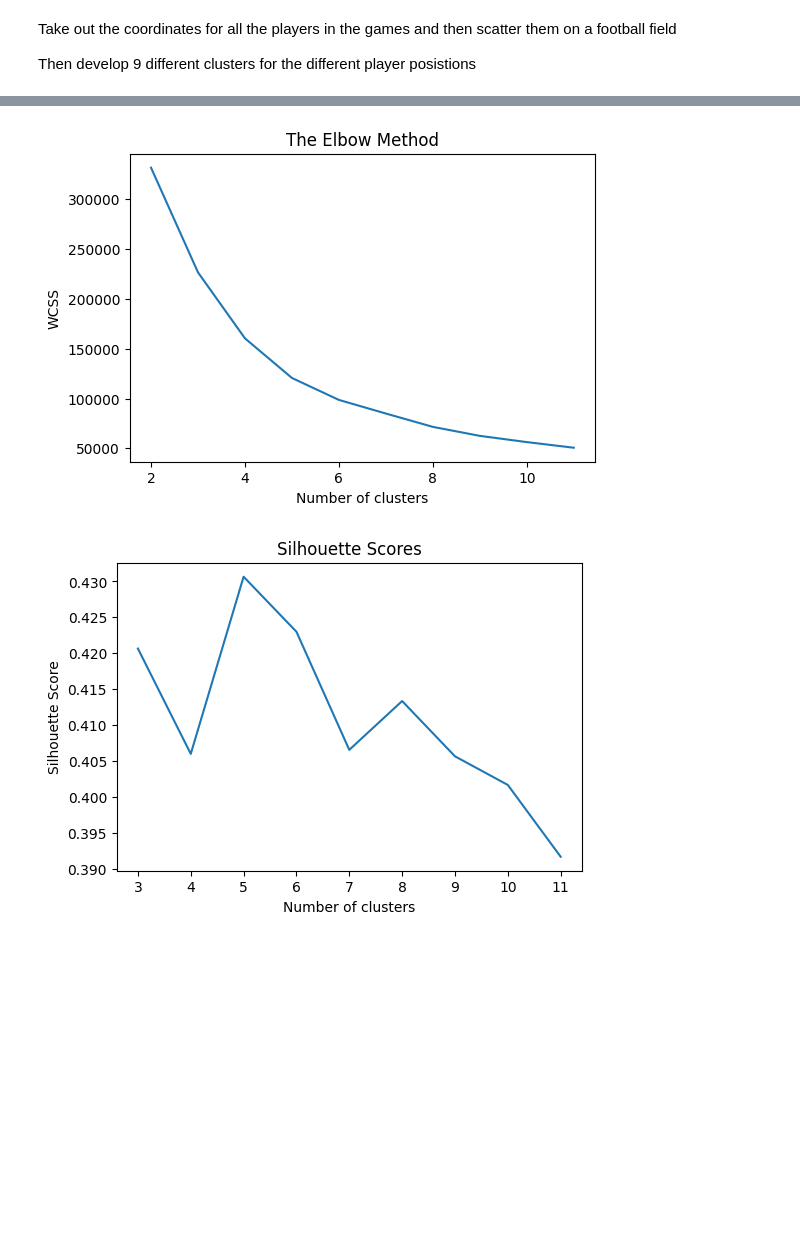
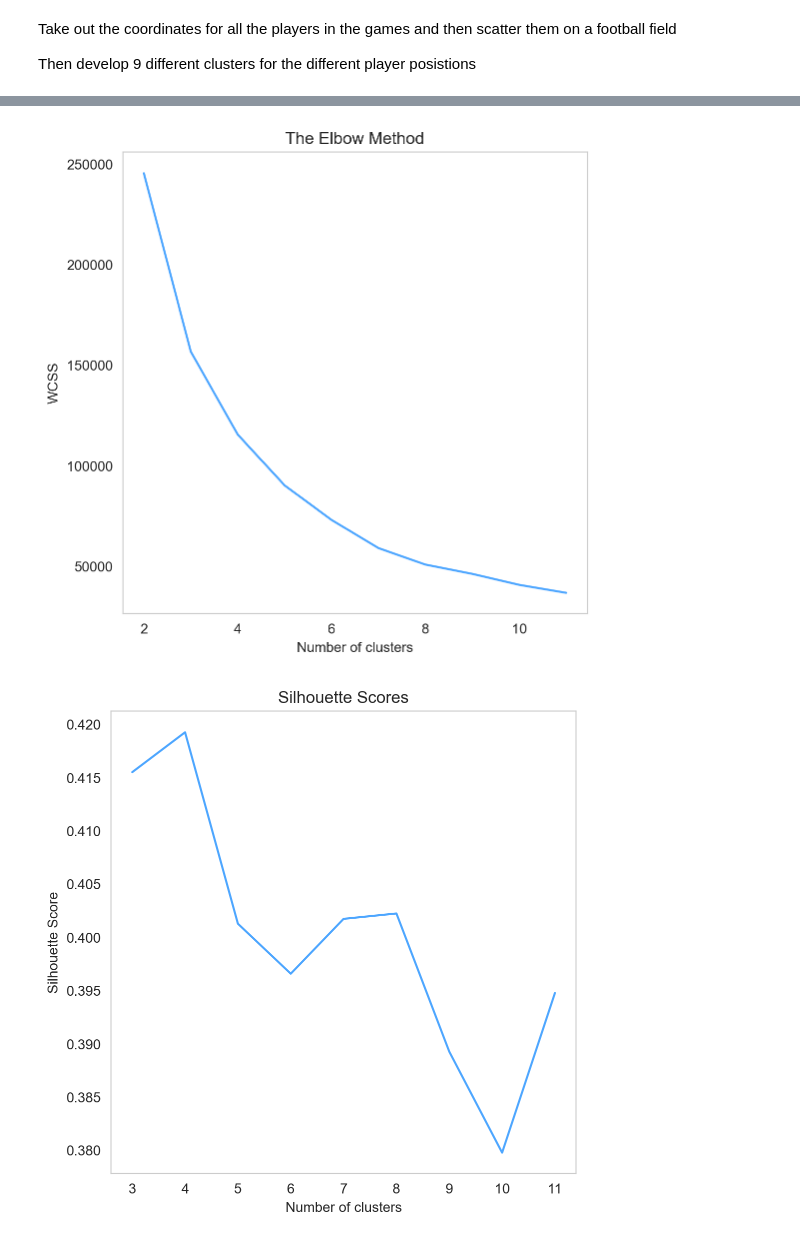
Before and after one commit to G4din/Examensarbete-PlaymakerAI, a Jupyter notebook: position_clusters.ipynb, the cells around one changed output, grey strips where cells are left out. Drawn from its saved outputs; the diff is of its cells as text; code cells hidden in the pictures; blank space fills up the shorter version.

Commit message:
clustering done

```diff
--- a/position_clusters.ipynb
+++ b/position_clusters.ipynb
@@ -24,19 +28,19 @@ import matplotlib.pyplot as plt
 # %%
 # Constants
-EVENT_NO = 100
+EVENT_NO = 400
 CLUSTER_NO = 8
 # %%
 # Load the data
-df_damallsvenskan = pd.read_csv('csv/damallsvenskan_all.csv')
-df_allsvenskan = pd.read_csv('csv/allsvenskan_all.csv')
+df_damallsvenskan_org = pd.read_csv('csv/damallsvenskan_all.csv')
+df_allsvenskan_org = pd.read_csv('csv/allsvenskan_all.csv')
 # %%
 # Add a new column that counts the frequency of each player's name
-df_damallsvenskan['name_count'] = df_damallsvenskan.groupby('player')['player'].transform('count')
-df_allsvenskan['name_count'] = df_allsvenskan.groupby('player')['player'].transform('count')
+df_damallsvenskan_org['name_count'] = df_damallsvenskan_org.groupby('player')['player'].transform('count')
+df_allsvenskan_org['name_count'] = df_allsvenskan_org.groupby('player')['player'].transform('count')
 
 # For each unique player, take out the mean xpos and ypos
-df_damallsvenskan = df_damallsvenskan.groupby('player').agg({'xpos':'mean', 'ypos':'mean', 'name_count':'first'}).reset_index()
-df_allsvenskan = df_allsvenskan.groupby('player').agg({'xpos':'mean', 'ypos':'mean', 'name_count':'first'}).reset_index()
+df_damallsvenskan = df_damallsvenskan_org.groupby('player').agg({'xpos':'mean', 'ypos':'mean', 'name_count':'first'}).reset_index()
+df_allsvenskan = df_allsvenskan_org.groupby('player').agg({'xpos':'mean', 'ypos':'mean', 'name_count':'first'}).reset_index()
 
 # Put them together (UNCOMMENT IF WANT BOTH LEAGUES/ONE LEAGUE)
 df = pd.concat([df_allsvenskan, df_damallsvenskan])
@@ -45,5 +49,3 @@ df = pd.concat([df_allsvenskan, df_damallsvenskan])
 # Scale the xpos and ypos for every player
 df['xpos'] = (df['xpos'] * 120) / 100
 df['ypos'] = (df['ypos'] * 80) / 100
-
-df
@@ -75,3 +78,13 @@ Dataframe2: 183
+# %%
+# Create a new column called 'position' and set it to nan
+df['position'] = np.nan
+
+# Set all players win xpos<30 to GK
+df.loc[df['xpos'] < 32, 'position'] = 'GK'
+
+# Put all the GK in a new dataframe
+df_gk = df[df['position'] == 'GK']
+df = df[df['position'] != 'GK']
 # %%
 # Take out all the xpos and ypos
 x_pos = df['xpos']
@@ -93,39 +112,39 @@ pitch.scatter(x_pos, y_pos, ax=ax, color='#4da6ff', alpha=0.3)
 data = list(zip(x_pos, y_pos))
 
 # List to hold the values of WCSS (Within-Cluster Sum of Square)
 wcss = []
 
 # List to hold the values of Silhouette Score
 sil_scores = []
 
 # Range of possible cluster numbers
 cluster_range = range(2, 12)
 
 for i in cluster_range:
     kmeans = KMeans(n_clusters=i, init='k-means++', max_iter=300, n_init=10, random_state=0)
     kmeans.fit(data)
     wcss.append(kmeans.inertia_)
     if i > 2:  # Silhouette Score requires at least 2 clusters
         sil_scores.append(silhouette_score(data, kmeans.labels_))
 
 # Plotting the results onto a line graph to observe 'The elbow'
-plt.figure(figsize=(6,4))
-plt.plot(cluster_range, wcss)
+plt.figure(figsize=(6,6))
+plt.plot(cluster_range, wcss, color='#4da6ff')
 plt.title('The Elbow Method')
 plt.xlabel('Number of clusters')
 plt.ylabel('WCSS')  # Within cluster sum of squares
 plt.show()
 
 # Plotting the Silhouette Scores
-plt.figure(figsize=(6,4))
-plt.plot(cluster_range[1:], sil_scores)
+plt.figure(figsize=(6,6))
+plt.plot(cluster_range[1:], sil_scores, color='#4da6ff')
 plt.title('Silhouette Scores')
 plt.xlabel('Number of clusters')
 plt.ylabel('Silhouette Score')
 plt.show()
 # %% [output]
-[figure, old version]
+[figure, new version]
-[figure, old version]
+[figure, new version]
 # %%
 # First, perform KMeans clustering
 kmeans = KMeans(n_clusters=CLUSTER_NO)
```
Also changed, not shown: parts of 12 cells of this notebook, 1 other file.
